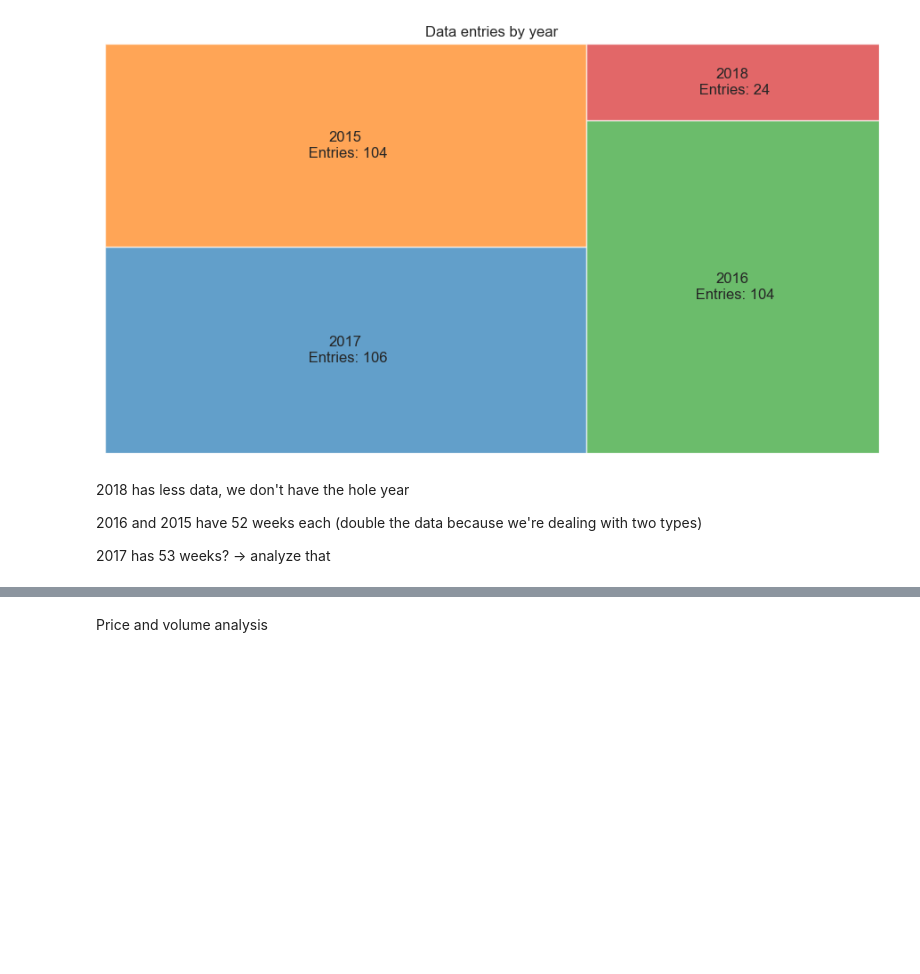
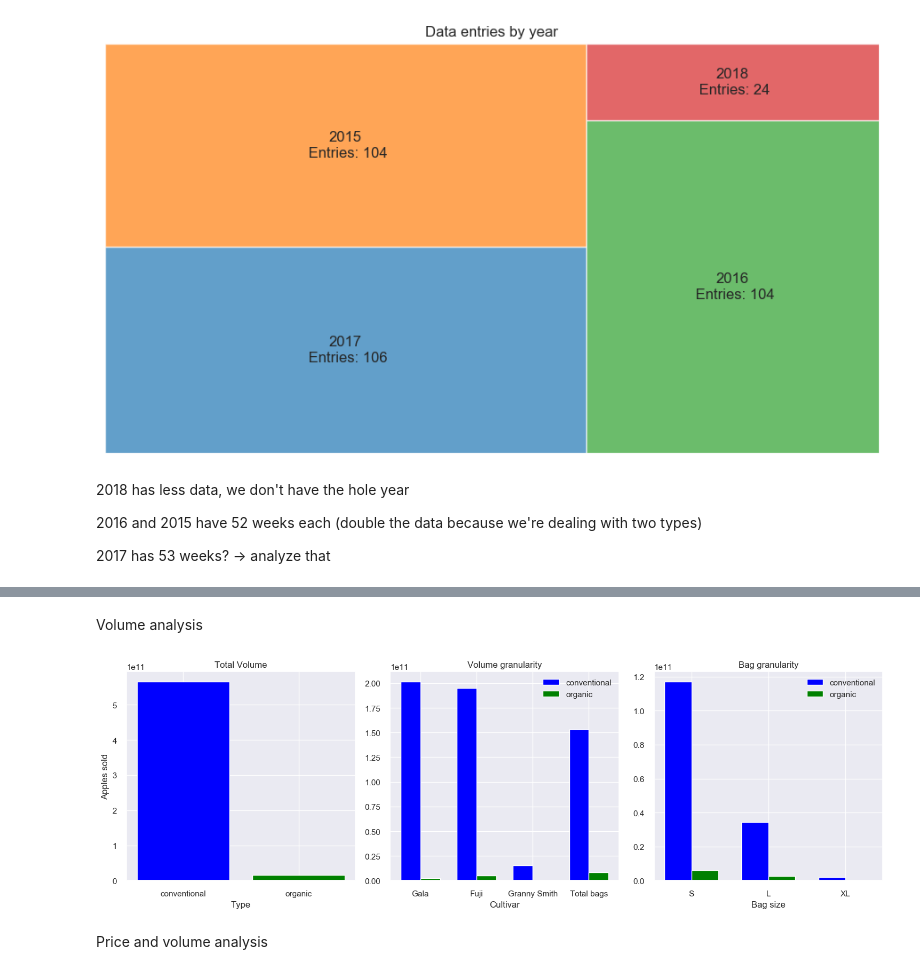
Before and after one commit to marcelomoraiscloser/apple_price, a Jupyter notebook: ApplePricePredictor.ipynb, the cells around one changed output, grey strips where cells are left out. Saved outputs shown, nothing was run; the diff lists cells and outputs as text; code cells hidden in the pictures; blank space fills up the shorter version.

```diff
--- a/ApplePricePredictor.ipynb
+++ b/ApplePricePredictor.ipynb
@@ -106,20 +103,0 @@ Total volume by type
-# %%
-conv_totalV = df_conv['total_volume'].sum() / 1e9
-orga_totalV = df_org['total_volume'].sum() / 1e9
-values = [round(conv_totalV, 2), round(orga_totalV, 2)]
-labels = ['Conventional', 'Organic']
-
-sns.set(font_scale=1)
-plt.figure(figsize=(5, 5))
-plt.title('Total Volume of Apples in billions [10^9]')
-
-# Explode a slice for emphasis (optional)
-explode = (0, 0.05)
-
-# Label formatting
-labels_with_values = [f'{label}\n{value:.2f}B' for label, value in zip(labels, values)]
-
-plt.pie(values, labels=labels_with_values, autopct='%1.1f%%', explode=explode, shadow=True, startangle=90)
-plt.axis('equal')  # Equal aspect ratio ensures that the pie is drawn as a circle
-
-plt.show()
@@ -184,2 +104,48 @@ plt.show()
+# %% [markdown]
+Volume analysis
+# %%
+type = df['type'].unique()
+cultivar = ['Gala', 'Fuji', 'Granny Smith', 'Total bags']
+bag_size = ['S', 'L', 'XL']
+values_1 = [df_conv['total_volume'].sum(), df_org['total_volume'].sum()]
+values_2_group_1 = [df_conv['gala'].sum(), df_conv['fuji'].sum(), df_conv['granny_smith'].sum(), df_conv['total_bags'].sum()]
+values_2_group_2 = [df_org['gala'].sum(), df_org['fuji'].sum(), df_org['granny_smith'].sum(), df_org['total_bags'].sum()]
+values_3_group_1 = [df_conv['s_bags'].sum(), df_conv['l_bags'].sum(), df_conv['xl_bags'].sum()]
+values_3_group_2 = [df_org['s_bags'].sum(), df_org['l_bags'].sum(), df_org['xl_bags'].sum()]
+
+fig, axs = plt.subplots(1, 3, figsize=(15, 5))#, sharey=True)
+colors = ['blue', 'green']
+
+# First histogram (Normal bar chart)
+axs[0].bar(type, values_1, color=colors)#, bar_width=0.35)
+axs[0].set_xlabel('Type')
+axs[0].set_ylabel('Apples sold')
+axs[0].set_title('Total Volume')
+
+# Second histogram (Grouped bar chart)
+bar_width = 0.35
+index = np.arange(len(cultivar))
+axs[1].bar(index, values_2_group_1, bar_width, label=type[0], color=colors[0], align='center')
+axs[1].bar(index + bar_width, values_2_group_2, bar_width, label=type[1], color=colors[1], align='center')
+axs[1].set_xlabel('Cultivar')
+axs[1].set_title('Volume granularity')
+axs[1].set_xticks(index + bar_width / 2)
+axs[1].set_xticklabels(cultivar)
+axs[1].legend()
+
+# Third histogram (Grouped bar chart)
+index = np.arange(len(bag_size))
+axs[2].bar(index, values_3_group_1, bar_width, label=type[0], color=colors[0], align='center')
+axs[2].bar(index + bar_width, values_3_group_2, bar_width, label=type[1], color=colors[1], align='center')
+axs[2].set_xlabel('Bag size')
+axs[2].set_title('Bag granularity')
+axs[2].set_xticks(index + bar_width / 2)
+axs[2].set_xticklabels(bag_size)
+axs[2].legend()
+
+plt.tight_layout()
+plt.show()
+# %% [output]
+[figure, added]
 # %% [markdown]
 Price and volume analysis
```
Also changed, not shown: parts of 9 cells of this notebook.
